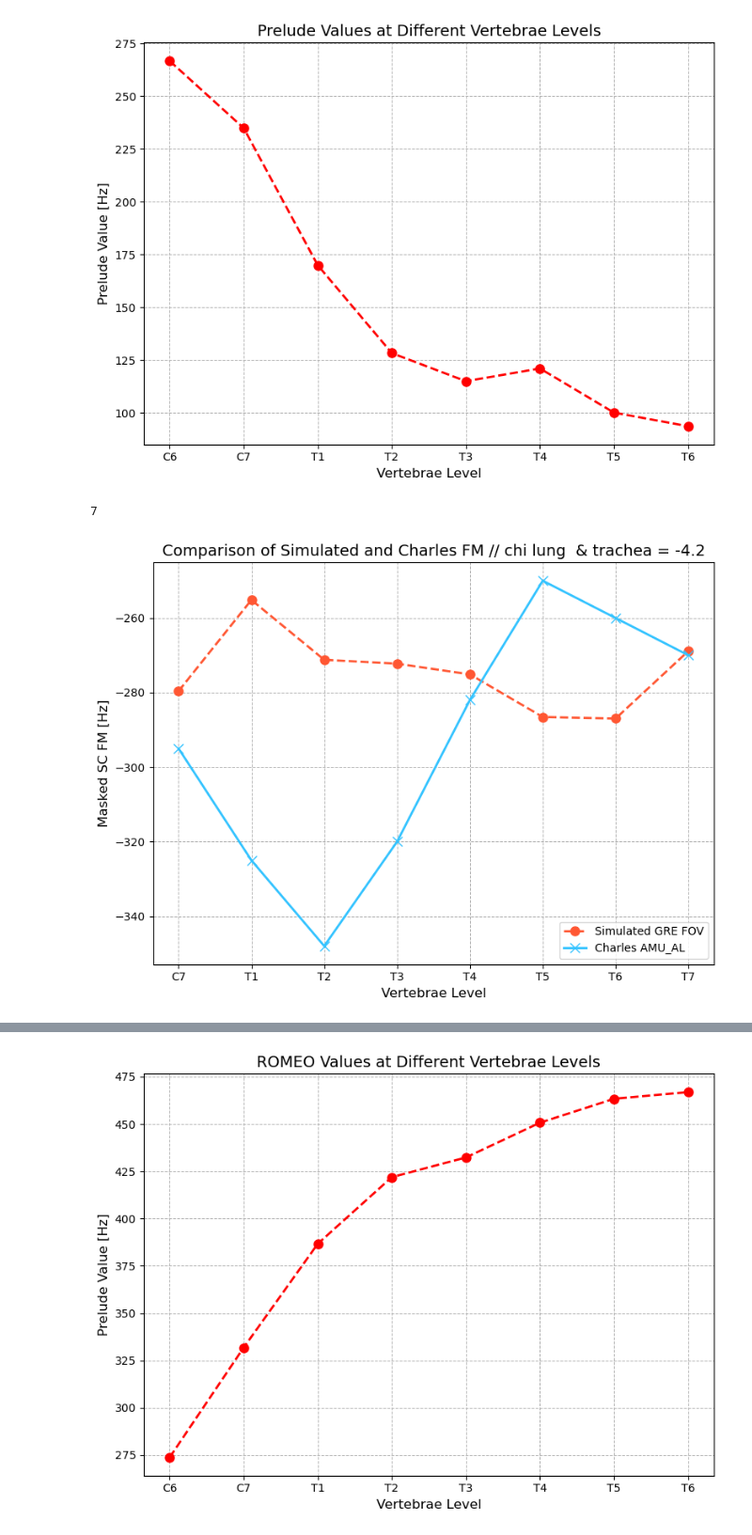
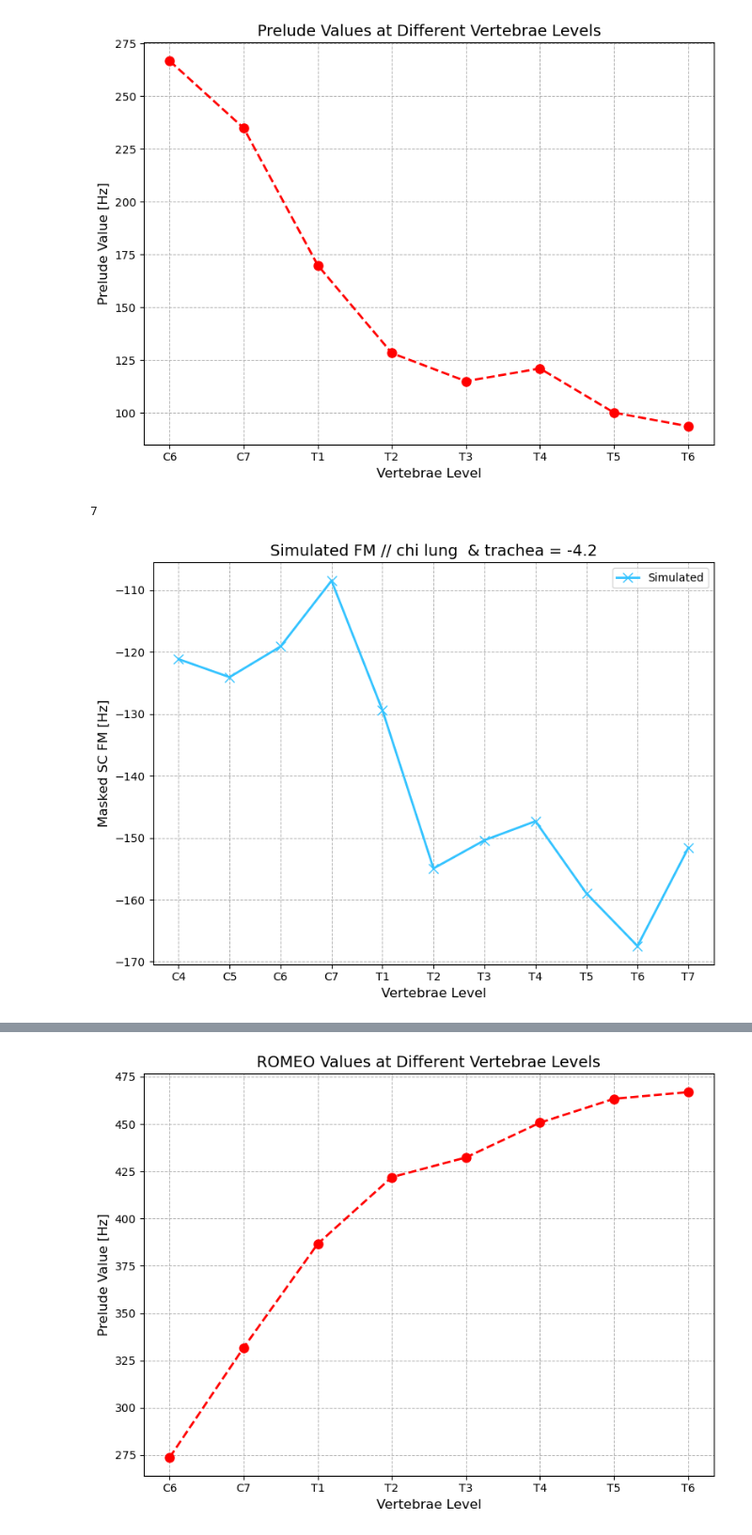
Before and after one commit to sriosq/Image-processing-strategies, a Jupyter notebook: compare_fieldmap/compare_fm.ipynb, the cells around one changed output, grey strips where cells are left out. Shown at 94% size. Drawn from its saved outputs; the diff is of its cells as text; code cells hidden in the pictures.

```diff
--- a/compare_fieldmap/compare_fm.ipynb
+++ b/compare_fieldmap/compare_fm.ipynb
@@ -65,35 +73,42 @@ simulated_custom3 = [-275.16, -250.78, -270.73, -272.15, -274.49, -286.40, -287.
 
 simulated_charles = [-295, -325, -348, -320, -282, -250, -260, -270]
-# %%
-len(simulated_custom2)
-# %% [output]
-7
+# %%
+vertebrae_levels_c4_t7 = ['C4', 'C5', 'C6', 'C7', 'T1', 'T2', 'T3', 'T4', 'T5', 'T6', 'T7']
+simulated_custom4 = [-121.18, -124.086, -119.14, -108.53, -129.45, -154.95, -150.40, -147.33, -158.98, -167.47, -151.59]
+#simulated_custom4 = [-121.18, -124.08, -119.15, -108.53, -241.15, -290.17, -299.07, -300.38, -287.60, -235.43, -219.84] # same chi values as custom 3, trachea lungs -4.2
+romeo_c4_t7 = [ 119.09, 190.46, 270.79, 308.63, 256.27, 171.73, 145.12, 137.50, 124.69, 113.77, 106.44]
+# %%
+# Check length of each in case it can't plot
+len(simulated_custom2)
+# %% [output]
+7
 # %%
 # Create the plot
 plt.figure(figsize=(8, 6))
 
 # Plot ROMEO vlaues
-plt.plot(vertebrae_levels, simulated_custom2, marker='o', color='#FF5733', linestyle='--', linewidth=2, markersize=8, label = "Simulated GRE FOV")
+#plt.plot(vertebrae_levels, simulated_custom2, marker='o', color='#FF5733', linestyle='--', linewidth=2, markersize=8, label = "Simulated GRE FOV")
 
 
 # Plot Simulated Big FOV values
-plt.plot(vertebrae_levels, simulated_charles, marker='x', color='#33C3FF', linestyle='-', linewidth=2, markersize=8, label='Charles AMU_AL')
+#plt.plot(vertebrae_levels, romeo_c4_t7, marker='o', color='#FF5733', linestyle='--', linewidth=2, markersize=8, label='In-vivo ROMEO')
 
+plt.plot(vertebrae_levels_c4_t7, simulated_custom4, marker='x', color='#33C3FF', linestyle='-', linewidth=2, markersize=8, label='Simulated')
 
 # Add titles and labels
-plt.title('Comparison of Simulated and Charles FM // chi lung  & trachea = -4.2', fontsize=14)
+plt.title('Simulated FM // chi lung  & trachea = -4.2', fontsize=14)
 plt.xlabel('Vertebrae Level', fontsize=12)
 plt.ylabel('Masked SC FM [Hz]', fontsize=12)
 
 plt.legend()
 # Customize grid and display
 plt.grid(True, which='both', linestyle='--', linewidth=0.7)
 plt.tight_layout()
 
 # Show the plot
 plt.show()
 # %% [output]
-[figure, old version]
+[figure, new version]
 # %%
 # Create the plot
 plt.figure(figsize=(8, 6))
```
Also changed, not shown: parts of 19 cells of this notebook.
